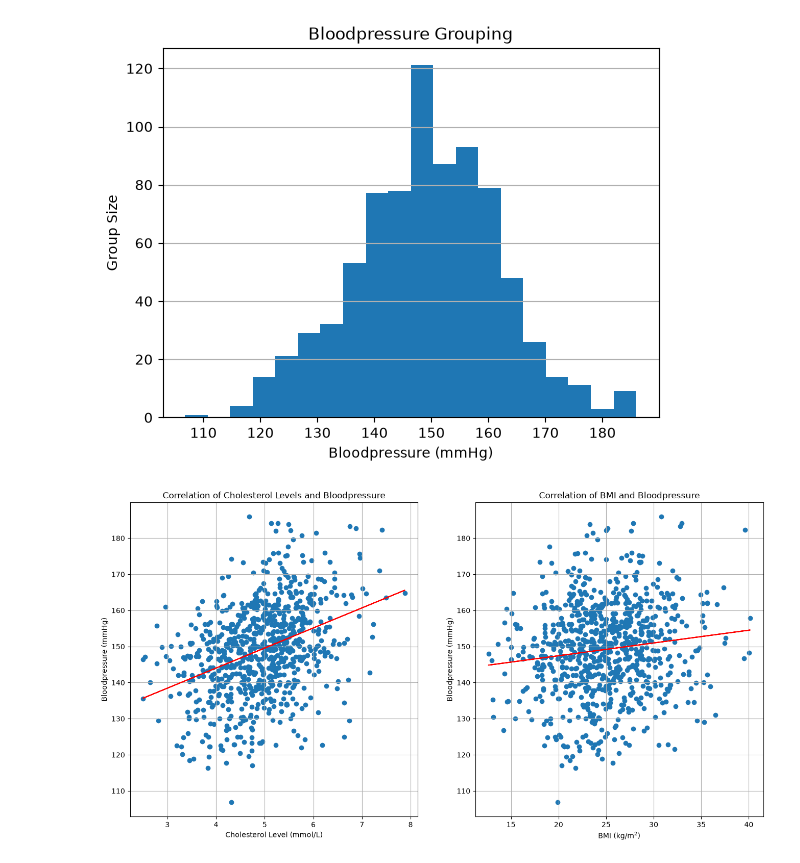
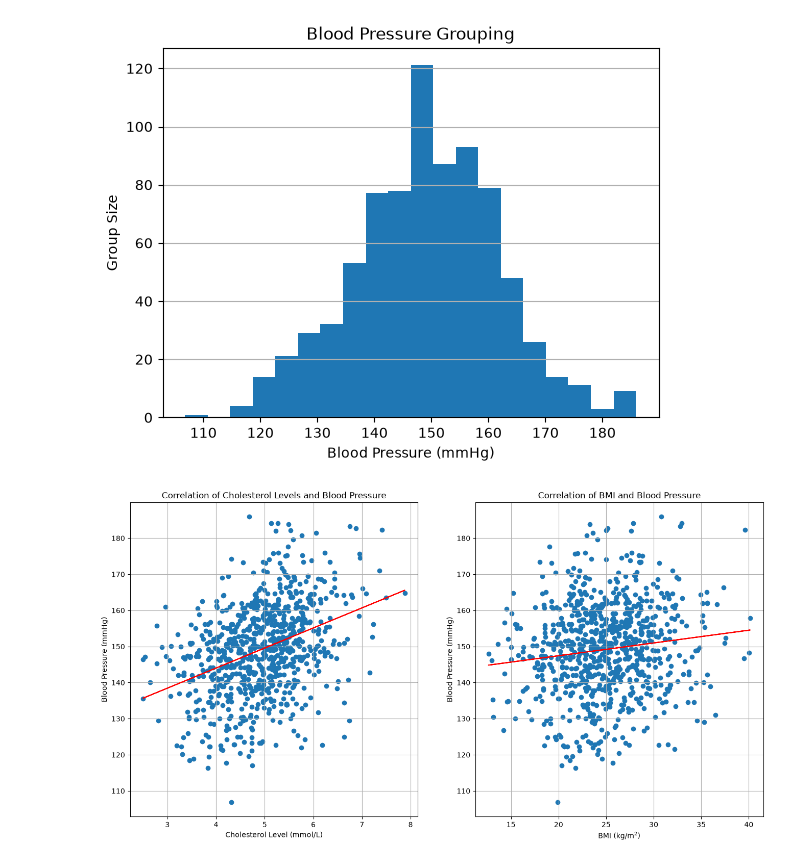
Before and after one commit to MattettaM/PythonInlamningsuppgift1, a Jupyter notebook: report.ipynb, the cells around one changed output. Drawn from its saved outputs; the diff is of its cells as text; code cells hidden in the pictures.

```diff
--- a/report.ipynb
+++ b/report.ipynb
@@ -8,37 +8,76 @@ from src.viz import GraphTexts
 raw = pd.read_csv("data/health_study_dataset.csv")
 df = io_functions.clean_data(raw)
 
-print(io_functions.mean(df["age"]))
-print(io_functions.median(df["age"]))
+io_functions.compose_values(df["age"], "Age")
+io_functions.compose_values(df["height"], "Height")
+io_functions.compose_values(df["weight"], "Weight")
+io_functions.compose_values(df["systolic_bp"], "Blood Pressure")
+io_functions.compose_values(df["cholesterol"], "Cholesterol")
 
 fig, ax = plt.subplots()
-viz.hist(ax,
-         df["systolic_bp"],
-		 20,
-		 GraphTexts("Bloodpressure Grouping",
-		 "Bloodpressure (mmHg)",
-		 "Group Size"))
+viz.hist(
+	ax,
+    df["systolic_bp"],
+    20,
+    GraphTexts(
+		"Blood Pressure Grouping",
+        "Blood Pressure (mmHg)",
+        "Group Size"
+    )
+)
 plt.show()
 
 fig, axs = plt.subplots(1, 2, figsize=[16, 8])
-viz.scatter(axs[0],
-            df["cholesterol"],
-			df["systolic_bp"],
-			GraphTexts("Correlation of Cholesterol Levels and Bloodpressure",
-			           "Cholesterol Level (mmol/L)",
-					   "Bloodpressure (mmHg)"),
-			True)
+viz.scatter(
+	axs[0],
+    df["cholesterol"],
+    df["systolic_bp"],
+    GraphTexts(
+		"Correlation of Cholesterol Levels and Blood Pressure",
+        "Cholesterol Level (mmol/L)",
+        "Blood Pressure (mmHg)"
+    ),
+    True
+)
 bmi = df["weight"] / ((df["height"] / 100) ** 2)
-viz.scatter(axs[1],
-            bmi,
-			df["systolic_bp"],
-			GraphTexts("Correlation of BMI and Bloodpressure",
-			           r"BMI (kg/m$^{2}$)",
-					   "Bloodpressure (mmHg)"),
-			True)
+viz.scatter(
+	axs[1],
+    bmi,
+    df["systolic_bp"],
+    GraphTexts(
+		"Correlation of BMI and Blood Pressure",
+        r"BMI (kg/m$^{2}$)",
+        "Blood Pressure (mmHg)"
+    ),
+    True
+)
 plt.show()
 
-fig, ax = plt.subplots()
 smokers_by_sex = df.sort_values(["sex", "smoker"]).groupby(["sex", "smoker"])
-print(smokers_by_sex.head())
+print(smokers_by_sex.size())
+# fig, ax = plt.subplots()
+# viz.grouped_bar(
+# 	ax,
+#     smokers_by_sex,
+#     GraphTexts(
+# 		"Smokers by Sex",
+#         "Sex",
+#         "Group Size"
+#     )
+# )
+# plt.show()
+
+disease_rate_by_sex = df.sort_values(["sex", "disease"]).groupby(["sex", "disease"])
+print(disease_rate_by_sex.size())
+# fig, ax = plt.subplots()
+# viz.grouped_bar(
+#     ax,
+#     disease_rate_by_sex,
+#     GraphTexts(
+# 		"Diseased by Sex",
+# 		"Sex",
+# 		"Group Size"
+#     )
+# )
+# plt.show()
 # %% [output]
@@ -47,2 +89,2 @@ print(smokers_by_sex.head())
-[figure, old version]
+[figure, new version]
 [figure]
```
Also changed, not shown: parts of 2 cells of this notebook, 3 other files.
